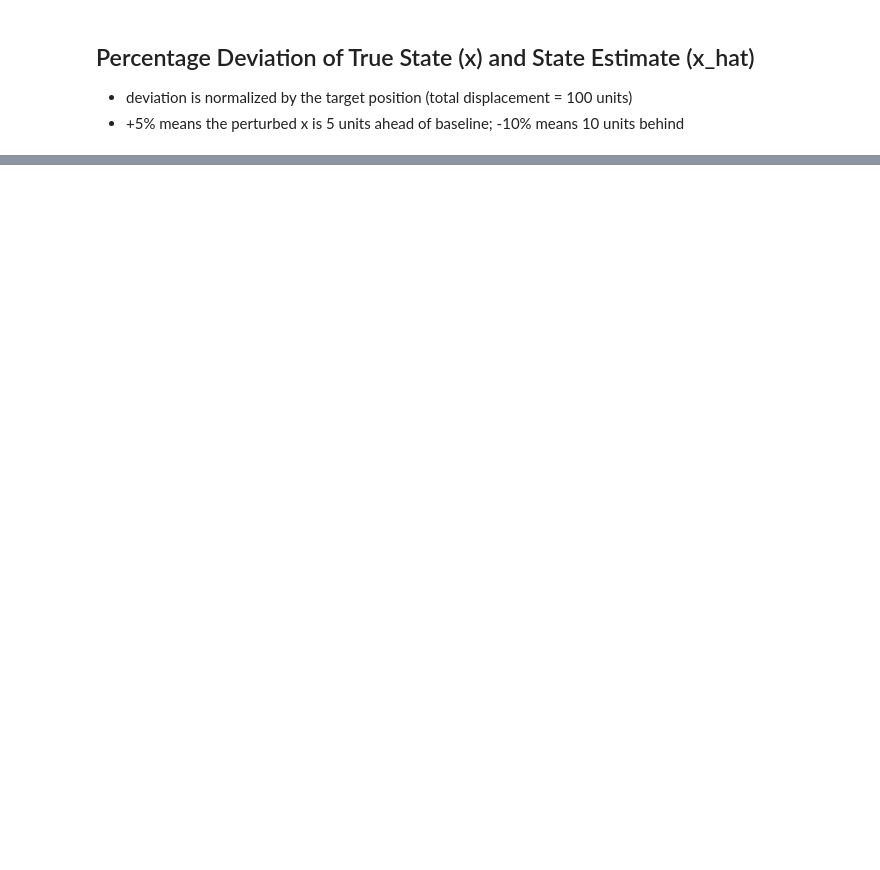
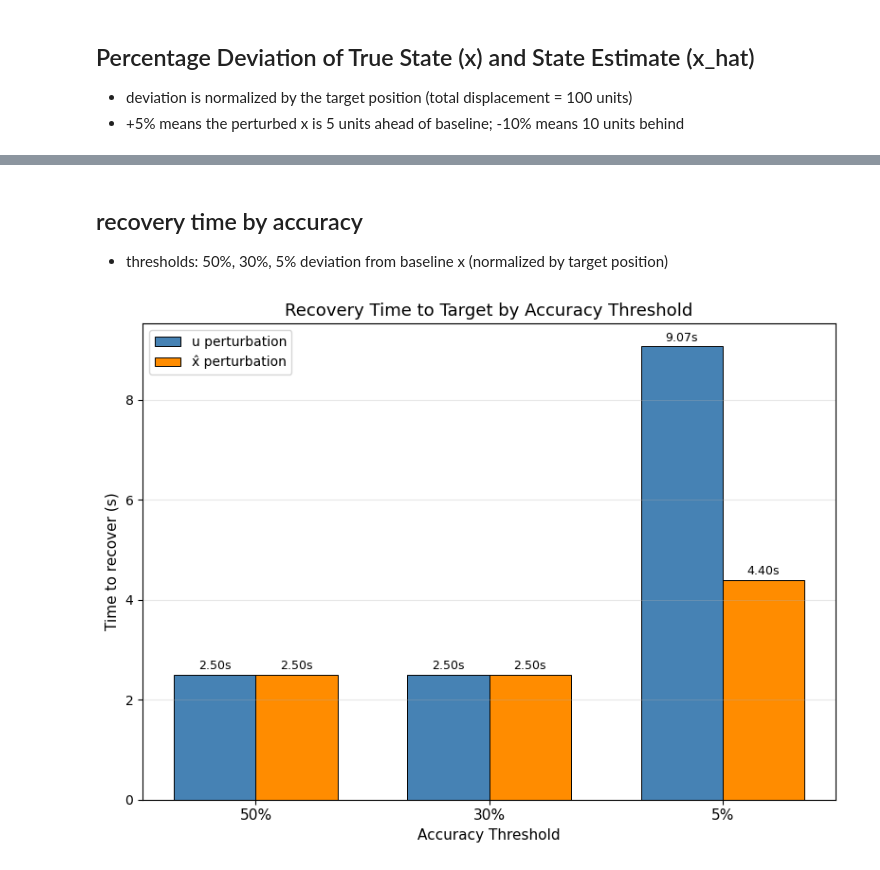
Before and after one commit to emilyekstrum/cerebellar_LQG_control, a Jupyter notebook: notebooks/lqg_model_1d.ipynb, the cells around one changed output, grey strips where cells are left out. Saved outputs shown, nothing was run; the diff lists cells and outputs as text; code cells hidden in the pictures; blank space fills up the shorter version.

```diff
--- a/notebooks/lqg_model_1d.ipynb
+++ b/notebooks/lqg_model_1d.ipynb
@@ -16,7 +16,7 @@ from model import lqg_model
 ## Initialize LQG Model with Parameters
 # %%
 # define horizon (number of time steps)
-horizon = 700
+horizon = 1000
 
 # target position
 T_p = 100
@@ -652,0 +658,50 @@ summary_df
+# %% [markdown]
+## recovery time by accuracy
+- thresholds: 50%, 30%, 5% deviation from baseline x (normalized by target position)
+# %%
+abs_pct_u    = np.abs(pct_dev_u)
+abs_pct_xhat = np.abs(pct_dev_xhat)
+
+thresholds = [('50%', 50), ('30%', 30), ('5%', 5)]
+
+# find first crossing below each threshold after perturbation ends
+rec_u, rec_xhat = [], []
+for _, thr in thresholds:
+    t_u  = next((t for t in range(perturbation_end, horizon) if abs_pct_u[t]    < thr), None)
+    t_xh = next((t for t in range(perturbation_end, horizon) if abs_pct_xhat[t] < thr), None)
+    rec_u.append(time[t_u]   if t_u  is not None else np.nan)
+    rec_xhat.append(time[t_xh] if t_xh is not None else np.nan)
+
+thr_labels = [t[0] for t in thresholds]
+x = np.arange(len(thr_labels))
+width = 0.35
+
+fig, ax = plt.subplots(figsize=(8, 6))
+
+bars_u    = ax.bar(x - width/2, rec_u,    width, label='u perturbation',   color='steelblue', edgecolor='k', linewidth=0.7)
+bars_xhat = ax.bar(x + width/2, rec_xhat, width, label='x̂ perturbation', color='darkorange', edgecolor='k', linewidth=0.7)
+
+# value labels on top of each bar
+for bar in bars_u:
+    h = bar.get_height()
+    if not np.isnan(h):
+        ax.text(bar.get_x() + bar.get_width()/2, h + 0.05, f'{h:.2f}s',
+                ha='center', va='bottom', fontsize=9)
+
+for bar in bars_xhat:
+    h = bar.get_height()
+    if not np.isnan(h):
+        ax.text(bar.get_x() + bar.get_width()/2, h + 0.05, f'{h:.2f}s',
+                ha='center', va='bottom', fontsize=9)
+
+ax.set_xticks(x)
+ax.set_xticklabels(thr_labels, fontsize=11)
+ax.set_xlabel('Accuracy Threshold', fontsize=11)
+ax.set_ylabel('Time to recover (s)', fontsize=11)
+ax.set_title('Recovery Time to Target by Accuracy Threshold', fontsize=13)
+ax.legend(fontsize=10)
+ax.grid(True, axis='y', alpha=0.3)
+plt.tight_layout()
+plt.show()
+# %% [output]
+[figure, added]
```
Also changed, not shown: parts of 12 cells of this notebook.
